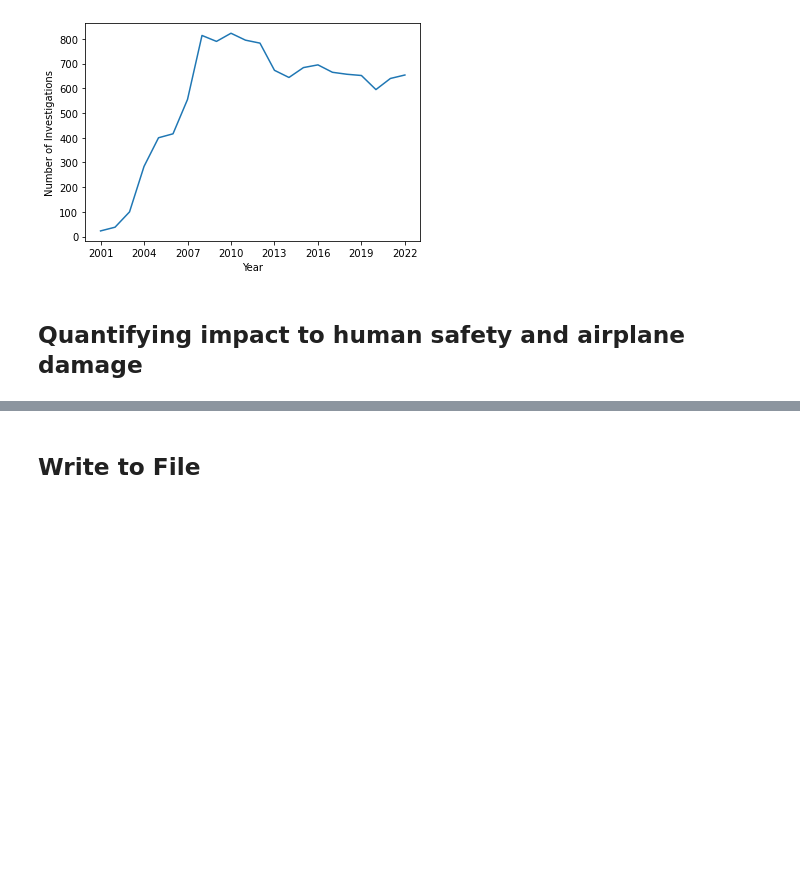
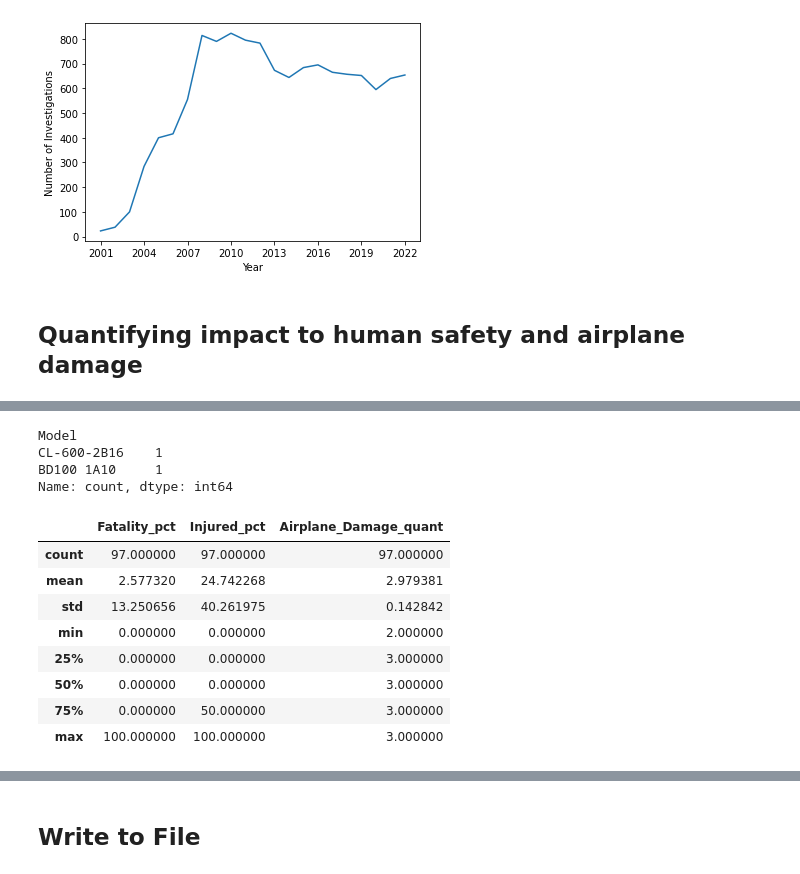
Before and after one commit to Jmanitou/Aviation_Analysis_Report, a Jupyter notebook: Aviation_Analysis_Report.ipynb, the cells around one changed output, grey strips where cells are left out. Cells and saved outputs as stored; diff of their text form; code cells hidden in the pictures; blank space fills up the shorter version.

```diff
--- a/Aviation_Analysis_Report.ipynb
+++ b/Aviation_Analysis_Report.ipynb
@@ -178,3 +254,25 @@ df['Airplane_Damage'] = df['Aircraft_damage'].map(ad_dict)
+# %%
+# Looking at Bombardier
+df.loc[df['Make'] == 'Bombardier']['Model'].value_counts()
+# %% [output]
+Model
+CL-600-2B16    1
+BD100 1A10     1
+Name: count, dtype: int64
+# %%
+# Boeing stats
+Boeing_fat_pct = df.loc[df['Make'] == 'Boeing'][['Fatality_pct', 'Injured_pct', 'Airplane_Damage_quant']]
+Boeing_fat_pct.describe()
+# %% [output]
+|  | Fatality_pct | Injured_pct | Airplane_Damage_quant |
+| count | 97.000000 | 97.000000 | 97.000000 |
+| mean | 2.577320 | 24.742268 | 2.979381 |
+| std | 13.250656 | 40.261975 | 0.142842 |
+| min | 0.000000 | 0.000000 | 2.000000 |
+| 25% | 0.000000 | 0.000000 | 3.000000 |
+| 50% | 0.000000 | 0.000000 | 3.000000 |
+| 75% | 0.000000 | 50.000000 | 3.000000 |
+| max | 100.000000 | 100.000000 | 3.000000 |
 # %%
 df.info()
 # %% [output]
```
Also changed, not shown: parts of 14 cells of this notebook.
